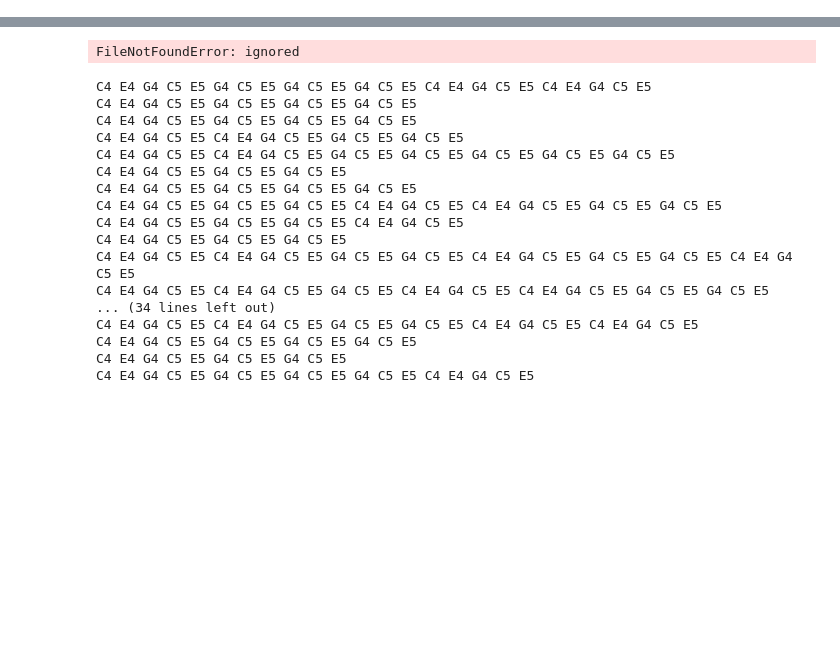
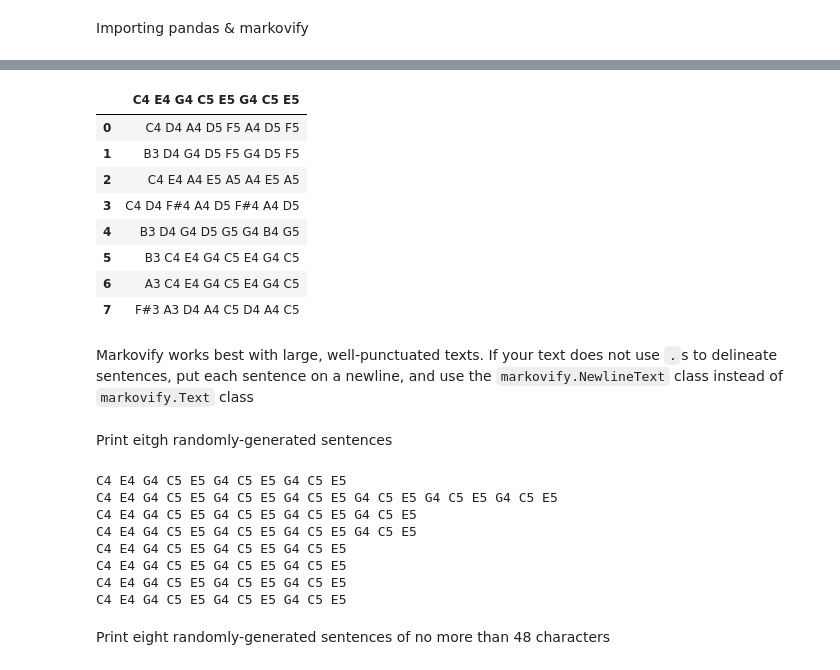
Before and after one commit to frederikvanduuren/Project-01, a Jupyter notebook: Bach_Markovify.ipynb, the cells around one changed output, grey strips where cells are left out. Cells and saved outputs as stored; diff of their text form; code cells hidden in the pictures; blank space fills up the shorter version.

Commit message:
Creating Music using Markov Chain Generator

```diff
--- a/Bach_Markovify.ipynb
+++ b/Bach_Markovify.ipynb
@@ -17,3 +12,5 @@ Successfully installed markovify-0.7.2 unidecode-1.1.1
+# %% [markdown]
+Importing pandas & markovify
 # %%
 import pandas as pd # data processing, CSV file I/O
 import markovify #Markov Chain Generator
@@ -24,7 +21,17 @@ uploaded = files.upload()
 [interactive output not drawn]
 # %%
 inp = pd.read_csv('Bach Prelude 1 C Maj.csv')
-inp.head(3)
+inp.head(10)
 # %% [output]
-FileNotFoundError: ignored
+|  | C4 E4 G4 C5 E5 G4 C5 E5 |
+| 0 | C4 D4 A4 D5 F5 A4 D5 F5 |
+| 1 | B3 D4 G4 D5 F5 G4 D5 F5 |
+| 2 | C4 E4 A4 E5 A5 A4 E5 A5 |
+| 3 | C4 D4 F#4 A4 D5 F#4 A4 D5 |
+| 4 | B3 D4 G4 D5 G5 G4 B4 G5 |
+| 5 | B3 C4 E4 G4 C5 E4 G4 C5 |
+| 6 | A3 C4 E4 G4 C5 E4 G4 C5 |
+| 7 | F#3 A3 D4 A4 C5 D4 A4 C5 |
+# %% [markdown]
+Markovify works best with large, well-punctuated texts. If your text does not use `.`s to delineate sentences, put each sentence on a newline, and use the `markovify.NewlineText` class instead of `markovify.Text` class
 # %%
@@ -32,21 +39,16 @@ text_model = markovify.Text(inp)
+# %% [markdown]
+Print eitgh randomly-generated sentences
 # %%
-for i in range(50):
+for i in range(8):
     print(text_model.make_sentence())
 # %% [output]
-C4 E4 G4 C5 E5 G4 C5 E5 G4 C5 E5 G4 C5 E5 C4 E4 G4 C5 E5 C4 E4 G4 C5 E5
+C4 E4 G4 C5 E5 G4 C5 E5 G4 C5 E5
+C4 E4 G4 C5 E5 G4 C5 E5 G4 C5 E5 G4 C5 E5 G4 C5 E5 G4 C5 E5
 C4 E4 G4 C5 E5 G4 C5 E5 G4 C5 E5 G4 C5 E5
 C4 E4 G4 C5 E5 G4 C5 E5 G4 C5 E5 G4 C5 E5
-C4 E4 G4 C5 E5 C4 E4 G4 C5 E5 G4 C5 E5 G4 C5 E5
-C4 E4 G4 C5 E5 C4 E4 G4 C5 E5 G4 C5 E5 G4 C5 E5 G4 C5 E5 G4 C5 E5 G4 C5 E5
 C4 E4 G4 C5 E5 G4 C5 E5 G4 C5 E5
-C4 E4 G4 C5 E5 G4 C5 E5 G4 C5 E5 G4 C5 E5
-C4 E4 G4 C5 E5 G4 C5 E5 G4 C5 E5 C4 E4 G4 C5 E5 C4 E4 G4 C5 E5 G4 C5 E5 G4 C5 E5
-C4 E4 G4 C5 E5 G4 C5 E5 G4 C5 E5 C4 E4 G4 C5 E5
 C4 E4 G4 C5 E5 G4 C5 E5 G4 C5 E5
-C4 E4 G4 C5 E5 C4 E4 G4 C5 E5 G4 C5 E5 G4 C5 E5 C4 E4 G4 C5 E5 G4 C5 E5 G4 C5 E5 C4 E4 G4 C5 E5
-C4 E4 G4 C5 E5 C4 E4 G4 C5 E5 G4 C5 E5 C4 E4 G4 C5 E5 C4 E4 G4 C5 E5 G4 C5 E5 G4 C5 E5
-... (34 lines left out)
-C4 E4 G4 C5 E5 C4 E4 G4 C5 E5 G4 C5 E5 G4 C5 E5 C4 E4 G4 C5 E5 C4 E4 G4 C5 E5
-C4 E4 G4 C5 E5 G4 C5 E5 G4 C5 E5 G4 C5 E5
 C4 E4 G4 C5 E5 G4 C5 E5 G4 C5 E5
-C4 E4 G4 C5 E5 G4 C5 E5 G4 C5 E5 G4 C5 E5 C4 E4 G4 C5 E5
+C4 E4 G4 C5 E5 G4 C5 E5 G4 C5 E5
+# %% [markdown]
+Print eight randomly-generated sentences of no more than 48 characters
```
Also changed, not shown: parts of 7 cells of this notebook.
